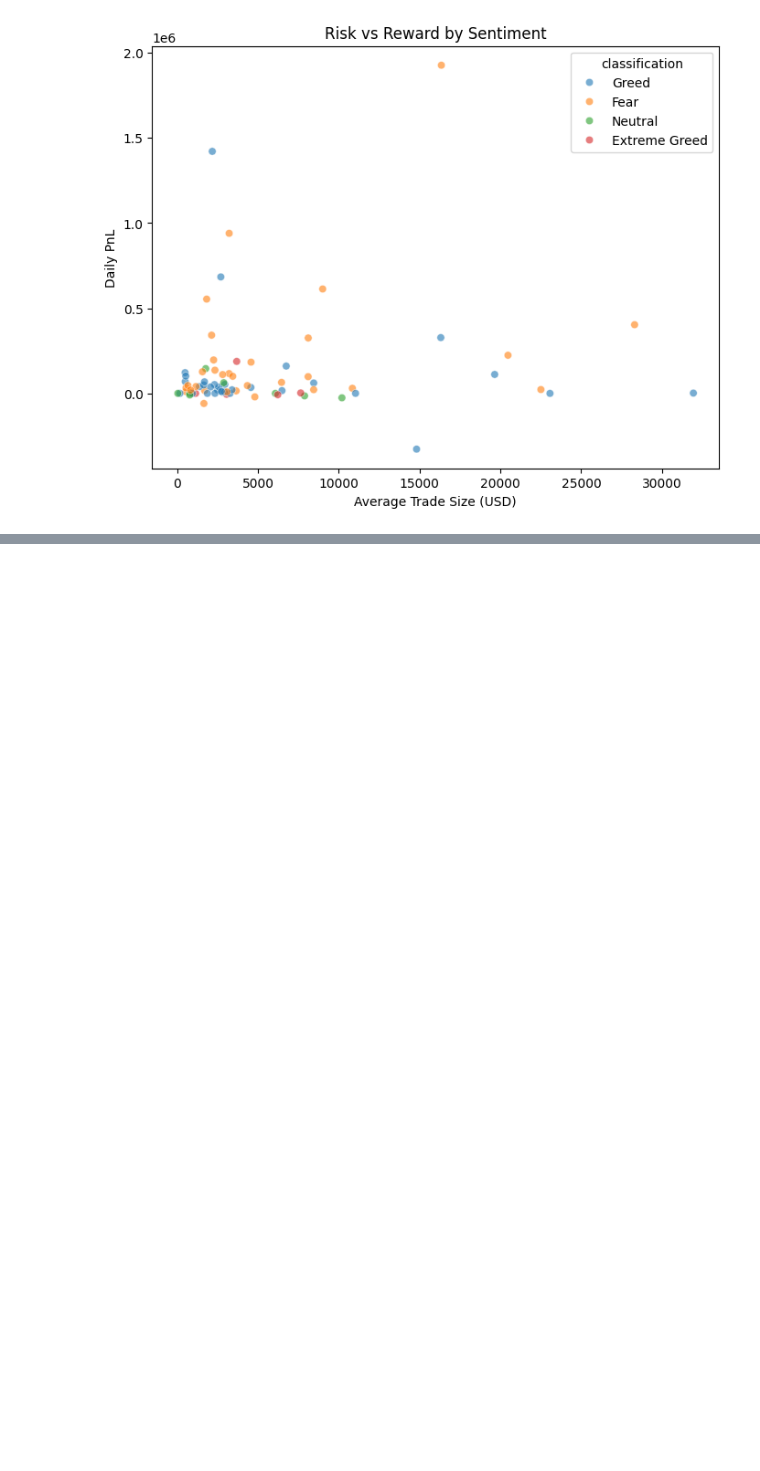
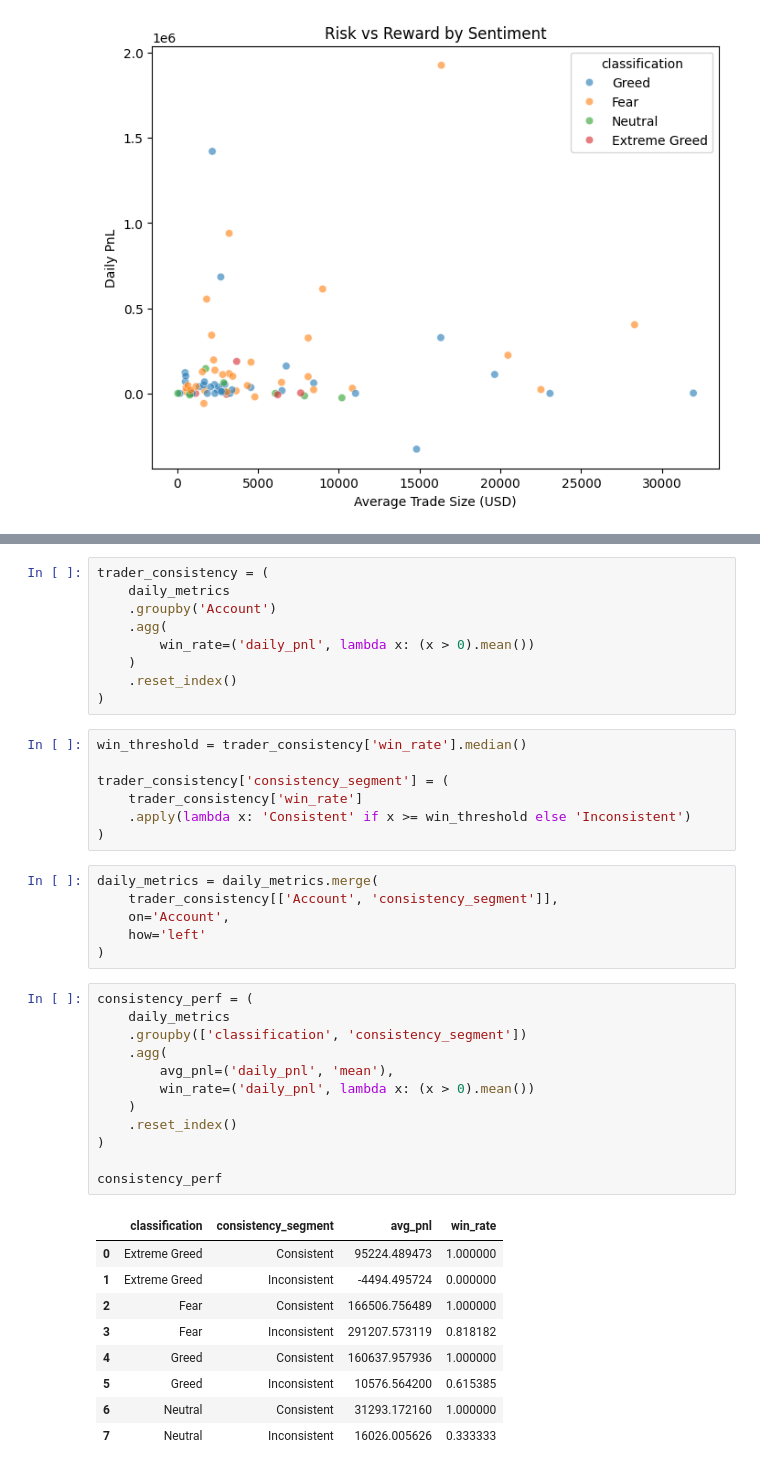
Before and after one commit to NIkunj-17/primetrade.ai-trader-sentiment, a Jupyter notebook: notebooks/data_analysis.ipynb, the cells around one changed output, grey strips where cells are left out. Cells and saved outputs as stored; diff of their text form; blank space fills up the shorter version.

```diff
--- a/notebooks/data_analysis.ipynb
+++ b/notebooks/data_analysis.ipynb
@@ -284,0 +324,44 @@ plt.show()
+# %%
+trader_consistency = (
+    daily_metrics
+    .groupby('Account')
+    .agg(
+        win_rate=('daily_pnl', lambda x: (x > 0).mean())
+    )
+    .reset_index()
+)
+# %%
+win_threshold = trader_consistency['win_rate'].median()
+
+trader_consistency['consistency_segment'] = (
+    trader_consistency['win_rate']
+    .apply(lambda x: 'Consistent' if x >= win_threshold else 'Inconsistent')
+)
+# %%
+daily_metrics = daily_metrics.merge(
+    trader_consistency[['Account', 'consistency_segment']],
+    on='Account',
+    how='left'
+)
+# %%
+consistency_perf = (
+    daily_metrics
+    .groupby(['classification', 'consistency_segment'])
+    .agg(
+        avg_pnl=('daily_pnl', 'mean'),
+        win_rate=('daily_pnl', lambda x: (x > 0).mean())
+    )
+    .reset_index()
+)
+
+consistency_perf
+# %% [output]
+|  | classification | consistency_segment | avg_pnl | win_rate |
+| 0 | Extreme Greed | Consistent | 95224.489473 | 1.000000 |
+| 1 | Extreme Greed | Inconsistent | -4494.495724 | 0.000000 |
+| 2 | Fear | Consistent | 166506.756489 | 1.000000 |
+| 3 | Fear | Inconsistent | 291207.573119 | 0.818182 |
+| 4 | Greed | Consistent | 160637.957936 | 1.000000 |
+| 5 | Greed | Inconsistent | 10576.564200 | 0.615385 |
+| 6 | Neutral | Consistent | 31293.172160 | 1.000000 |
+| 7 | Neutral | Inconsistent | 16026.005626 | 0.333333 |
```
Also changed, not shown: parts of 6 cells of this notebook.
